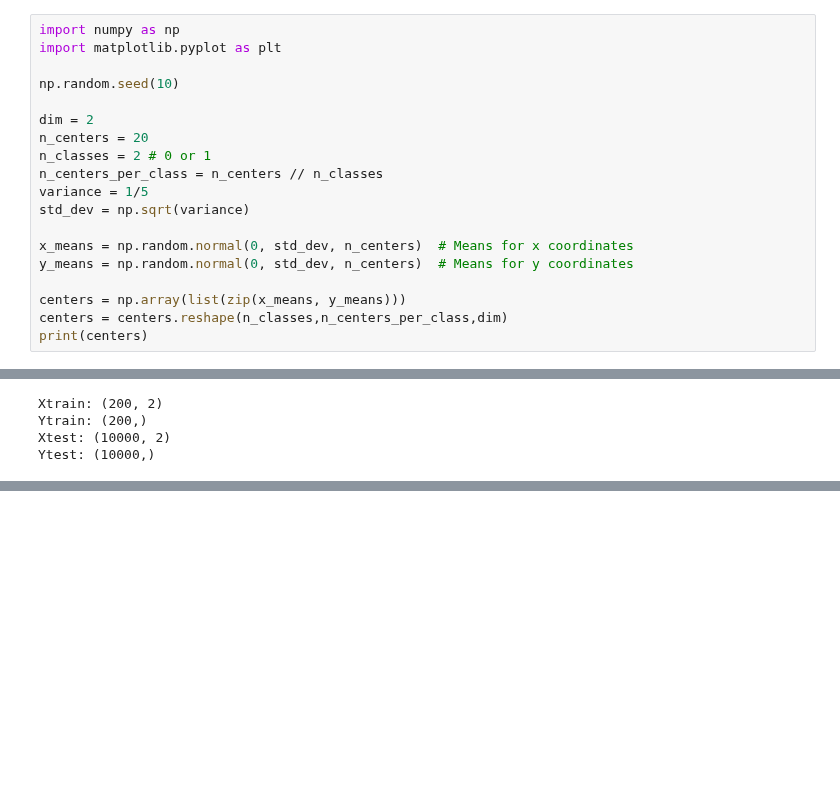
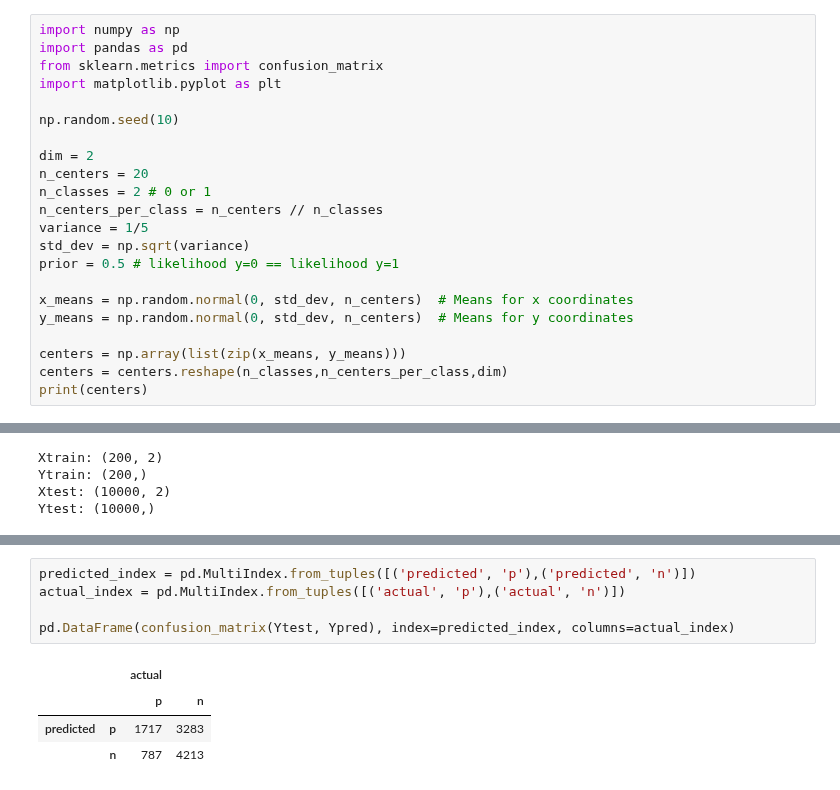
Before and after one commit to oliviagd/psl, a Jupyter notebook: coding_1/generate_data.ipynb, the cells around one changed output, grey strips where cells are left out. Drawn from its saved outputs; the diff is of its cells as text; blank space fills up the shorter version.

```diff
--- a/coding_1/generate_data.ipynb
+++ b/coding_1/generate_data.ipynb
@@ -2,6 +2,8 @@
 ## Generate Data
 # %%
 import numpy as np
+import pandas as pd
+from sklearn.metrics import confusion_matrix
 import matplotlib.pyplot as plt
 
 np.random.seed(10)
@@ -12,6 +14,7 @@ n_classes = 2 # 0 or 1
 n_centers_per_class = n_centers // n_classes
 variance = 1/5
 std_dev = np.sqrt(variance)
+prior = 0.5 # likelihood y=0 == likelihood y=1
 
 x_means = np.random.normal(0, std_dev, n_centers)  # Means for x coordinates
 y_means = np.random.normal(0, std_dev, n_centers)  # Means for y coordinates
@@ -106,0 +129,10 @@ ValueError: x and y must be the same size
+# %%
+predicted_index = pd.MultiIndex.from_tuples([('predicted', 'p'),('predicted', 'n')])
+actual_index = pd.MultiIndex.from_tuples([('actual', 'p'),('actual', 'n')])
+
+pd.DataFrame(confusion_matrix(Ytest, Ypred), index=predicted_index, columns=actual_index)
+# %% [output]
+|  |  | actual |  |
+|  |  | p | n |
+| predicted | p | 1717 | 3283 |
+|  | n | 787 | 4213 |
```
Also changed, not shown: parts of 5 cells of this notebook, 2 other files.
